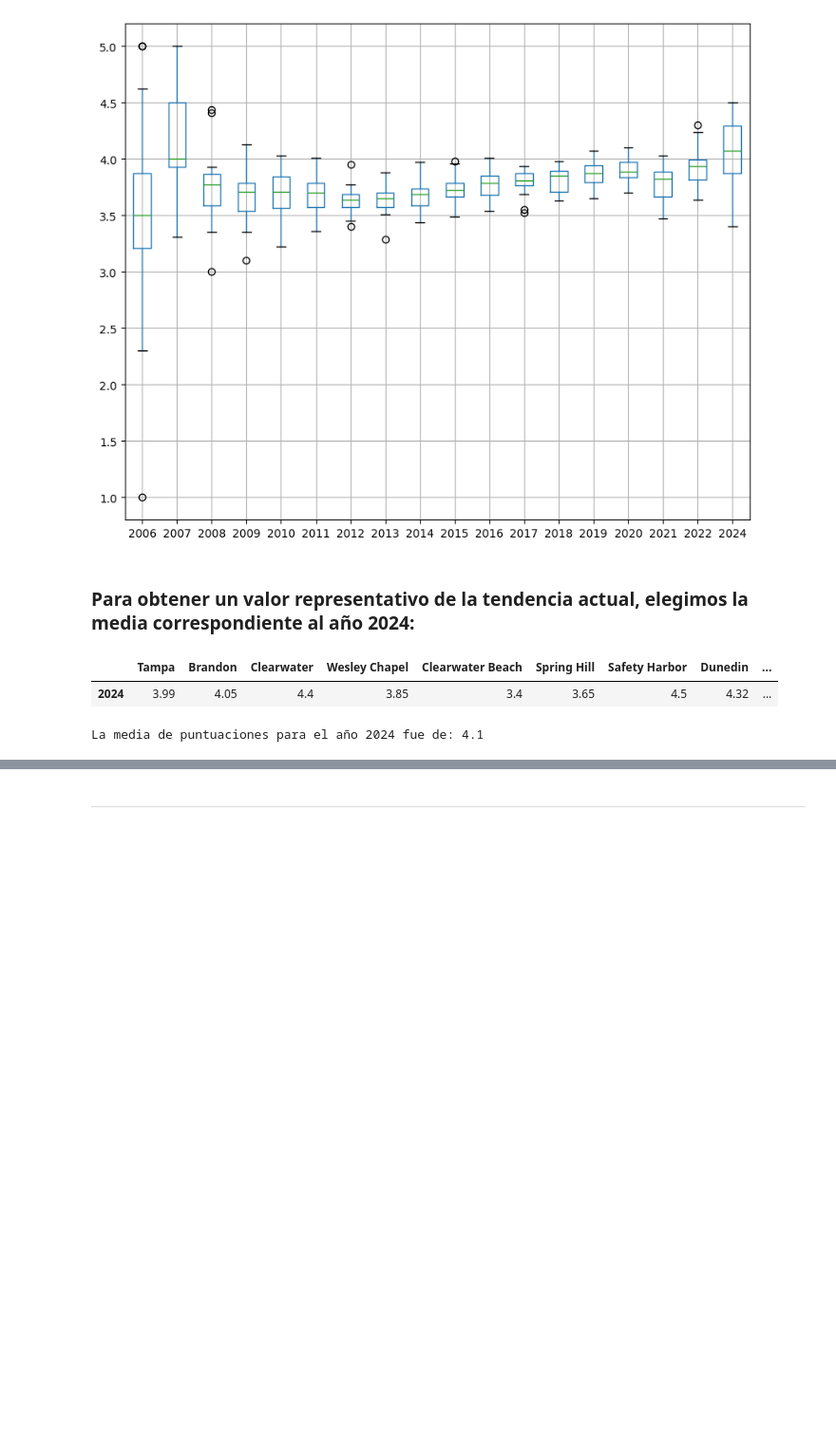
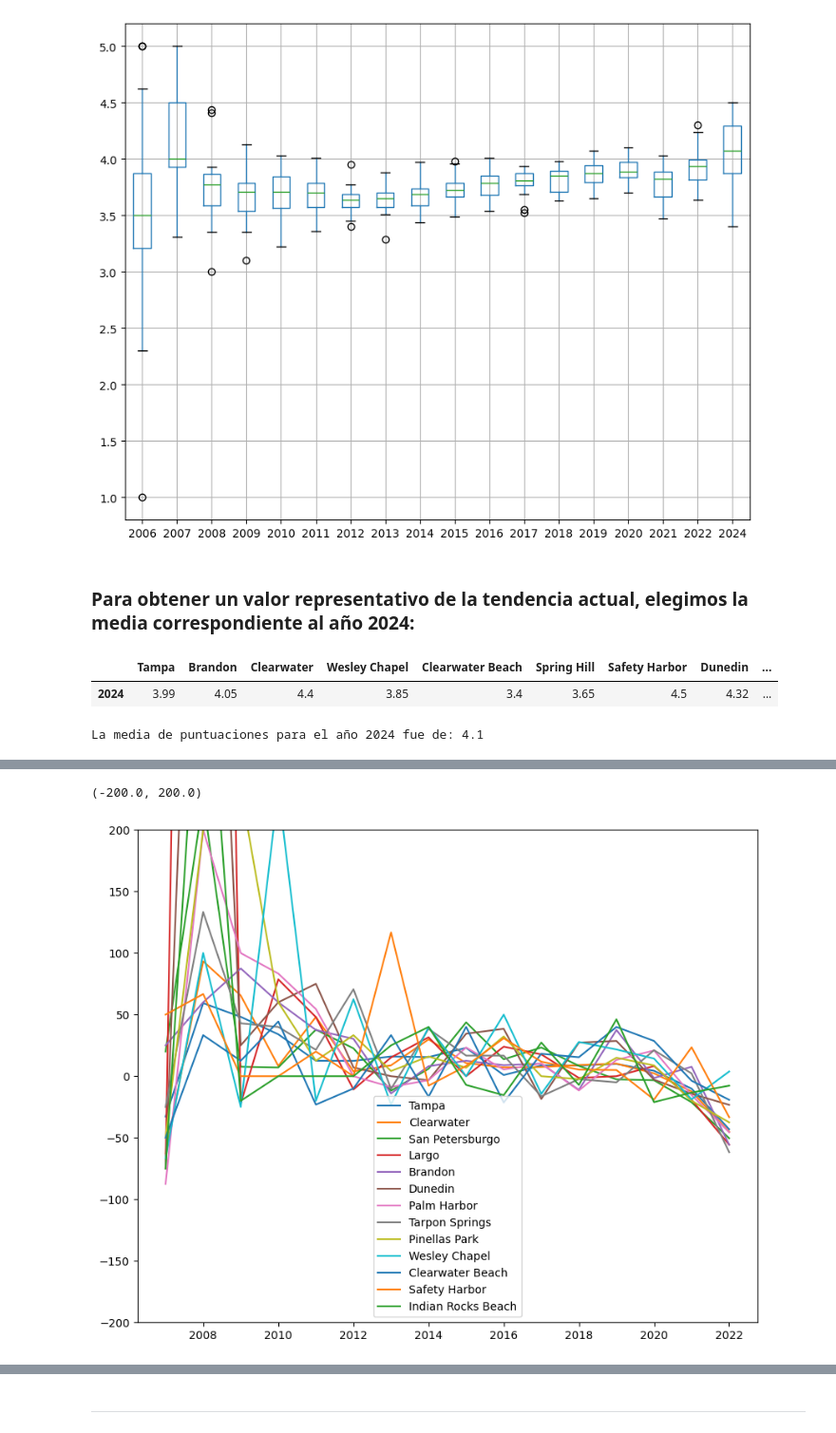
Before and after one commit to MyriamRengifo/proyecto_final, a Jupyter notebook: Data Analysis/EDA_KPI_LuisMata.ipynb, the cells around one changed output, grey strips where cells are left out. Shown at 95% size. Saved outputs shown, nothing was run; the diff lists cells and outputs as text; code cells hidden in the pictures; blank space fills up the shorter version.

```diff
--- a/Data Analysis/EDA_KPI_LuisMata.ipynb
+++ b/Data Analysis/EDA_KPI_LuisMata.ipynb
@@ -426,0 +549,16 @@ La media de puntuaciones para el año 2024 fue de: 4.1
+# %%
+po2_dict = {} # Empty dictionary
+cities = po_df.columns # Lista de ciudades
+anios = po_df.index[1:] # Lista con los años de los que se cuenta con información
+
+for city in cities:
+
+  ai = np.array(po_df[city].iloc[:-1])
+  aiplus = np.array(po_df[city].iloc[1:])
+
+  ratio_bycity =  ((aiplus - ai) / ai) * 100
+  po2_dict[city] = ratio_bycity
+
+po2_df = pd.DataFrame(po2_dict, index = anios)
+po2_df = round(po2_df, 1)
+po2_df
@@ -426,0 +583,6 @@ La media de puntuaciones para el año 2024 fue de: 4.1
+# %%
+po2_df.plot(figsize=(10,8))
+plt.ylim(-200, 200)
+# %% [output]
+(-200.0, 200.0)
+[figure, added]
```
Also changed, not shown: parts of 43 cells of this notebook.
